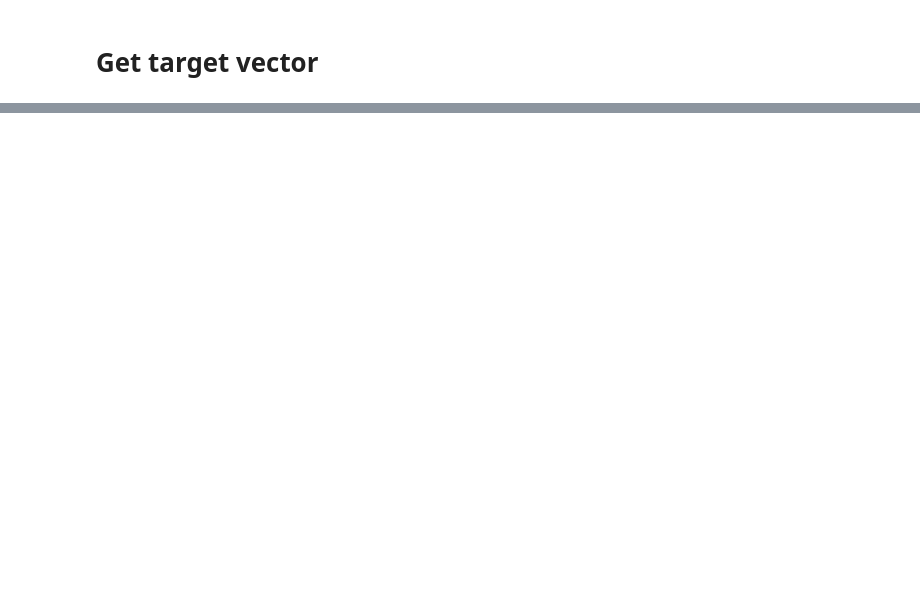
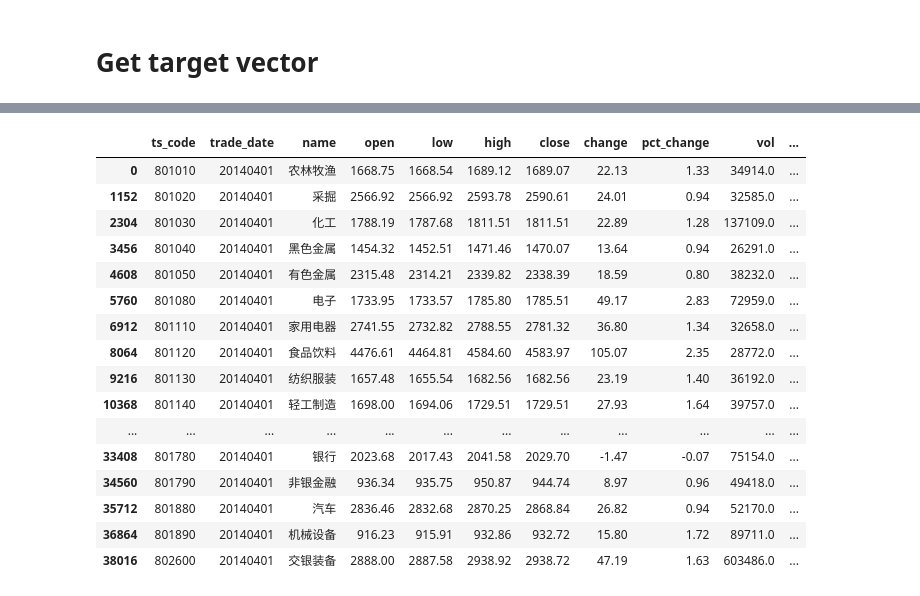
Before and after one commit to sharyxue/News-to-Predict-Stock-Movements, a Jupyter notebook: Code/Text/TextPreprocess.ipynb, the cells around one changed output, grey strips where cells are left out. Cells and saved outputs as stored; diff of their text form; code cells hidden in the pictures; blank space fills up the shorter version.

```diff
--- a/Code/Text/TextPreprocess.ipynb
+++ b/Code/Text/TextPreprocess.ipynb
@@ -36,0 +119,20 @@ stock.head()
+# %%
+stock.loc[(stock['trade_date']==20140401)]
+# %% [output]
+|  | ts_code | trade_date | name | open | low | high | close | change | pct_change | vol | ... |
+| 0 | 801010 | 20140401 | 农林牧渔 | 1668.75 | 1668.54 | 1689.12 | 1689.07 | 22.13 | 1.33 | 34914.0 | ... |
+| 1152 | 801020 | 20140401 | 采掘 | 2566.92 | 2566.92 | 2593.78 | 2590.61 | 24.01 | 0.94 | 32585.0 | ... |
+| 2304 | 801030 | 20140401 | 化工 | 1788.19 | 1787.68 | 1811.51 | 1811.51 | 22.89 | 1.28 | 137109.0 | ... |
+| 3456 | 801040 | 20140401 | 黑色金属 | 1454.32 | 1452.51 | 1471.46 | 1470.07 | 13.64 | 0.94 | 26291.0 | ... |
+| 4608 | 801050 | 20140401 | 有色金属 | 2315.48 | 2314.21 | 2339.82 | 2338.39 | 18.59 | 0.80 | 38232.0 | ... |
+| 5760 | 801080 | 20140401 | 电子 | 1733.95 | 1733.57 | 1785.80 | 1785.51 | 49.17 | 2.83 | 72959.0 | ... |
+| 6912 | 801110 | 20140401 | 家用电器 | 2741.55 | 2732.82 | 2788.55 | 2781.32 | 36.80 | 1.34 | 32658.0 | ... |
+| 8064 | 801120 | 20140401 | 食品饮料 | 4476.61 | 4464.81 | 4584.60 | 4583.97 | 105.07 | 2.35 | 28772.0 | ... |
+| 9216 | 801130 | 20140401 | 纺织服装 | 1657.48 | 1655.54 | 1682.56 | 1682.56 | 23.19 | 1.40 | 36192.0 | ... |
+| 10368 | 801140 | 20140401 | 轻工制造 | 1698.00 | 1694.06 | 1729.51 | 1729.51 | 27.93 | 1.64 | 39757.0 | ... |
+| ... | ... | ... | ... | ... | ... | ... | ... | ... | ... | ... | ... |
+| 33408 | 801780 | 20140401 | 银行 | 2023.68 | 2017.43 | 2041.58 | 2029.70 | -1.47 | -0.07 | 75154.0 | ... |
+| 34560 | 801790 | 20140401 | 非银金融 | 936.34 | 935.75 | 950.87 | 944.74 | 8.97 | 0.96 | 49418.0 | ... |
+| 35712 | 801880 | 20140401 | 汽车 | 2836.46 | 2832.68 | 2870.25 | 2868.84 | 26.82 | 0.94 | 52170.0 | ... |
+| 36864 | 801890 | 20140401 | 机械设备 | 916.23 | 915.91 | 932.86 | 932.72 | 15.80 | 1.72 | 89711.0 | ... |
+| 38016 | 802600 | 20140401 | 交银装备 | 2888.00 | 2887.58 | 2938.92 | 2938.72 | 47.19 | 1.63 | 603486.0 | ... |
```
Also changed, not shown: parts of 5 cells of this notebook.
